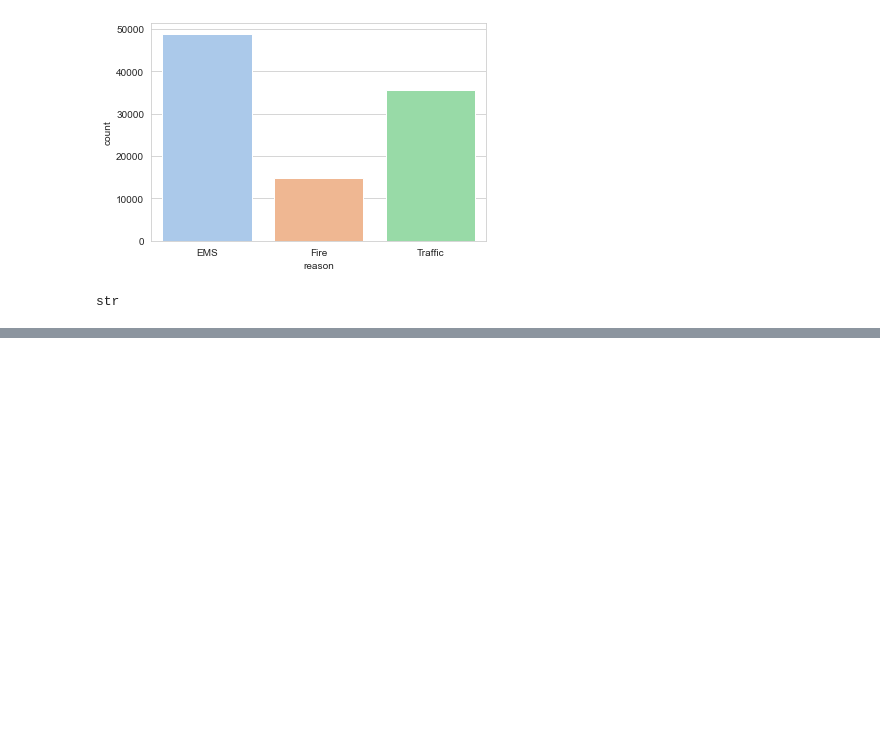
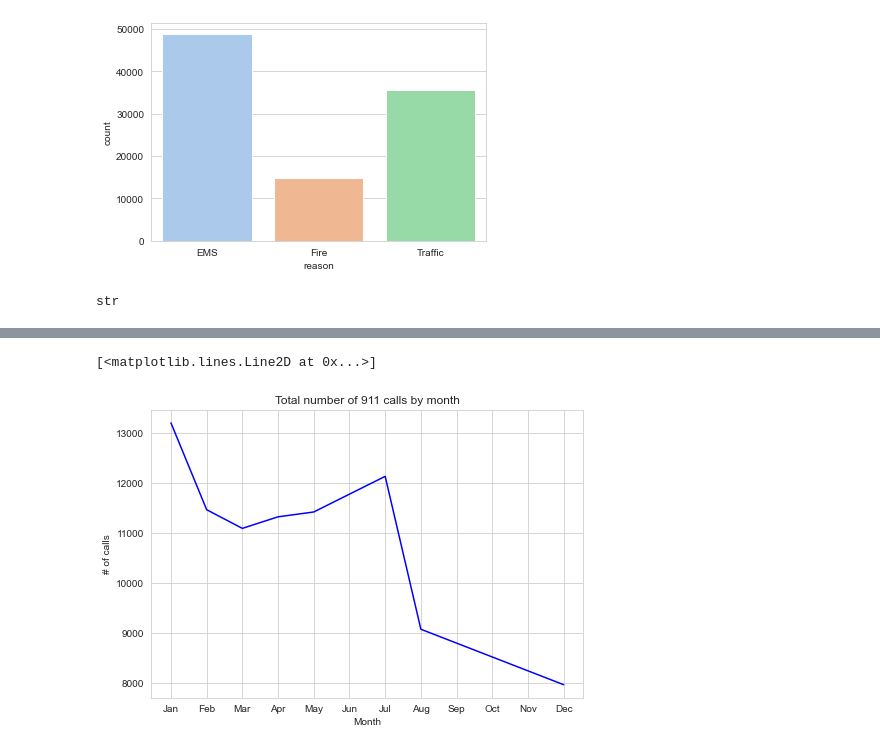
Before and after one commit to pdebnam/Data_Capstone_Projects, a Jupyter notebook: 911 Calls - My Solutions.ipynb, the cells around one changed output, grey strips where cells are left out. Cells and saved outputs as stored; diff of their text form; code cells hidden in the pictures; blank space fills up the shorter version.

```diff
--- a/911 Calls - My Solutions.ipynb
+++ b/911 Calls - My Solutions.ipynb
@@ -162,0 +163,2 @@ plt.legend(bbox_to_anchor=(1.25,1))
+# %%
+by_Month = df.groupby('month').count()
@@ -162,0 +179,16 @@ plt.legend(bbox_to_anchor=(1.25,1))
+# %%
+fig = plt.figure()
+
+
+axes = fig.add_axes([0.1,0.1,1.0,1.0])
+
+axes.set_xticks(list(range(1,13)))
+axes.set_xticklabels(['Jan','Feb','Mar','Apr','May','Jun','Jul','Aug','Sep','Oct','Nov','Dec'])
+axes.set_xlabel('Month')
+axes.set_ylabel('# of calls')
+axes.set_title('Total number of 911 calls by month')
+
+axes.plot(by_Month['twp'],'b')
+# %% [output]
+[<matplotlib.lines.Line2D at 0x...>]
+[figure, added]
```
Also changed, not shown: parts of 15 cells of this notebook.
